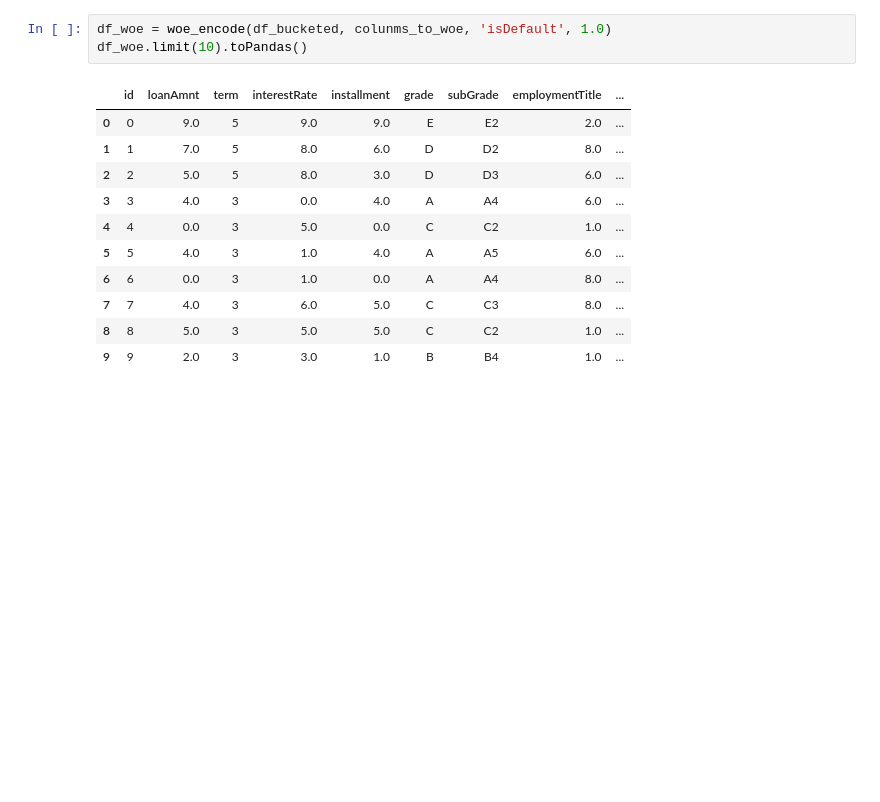
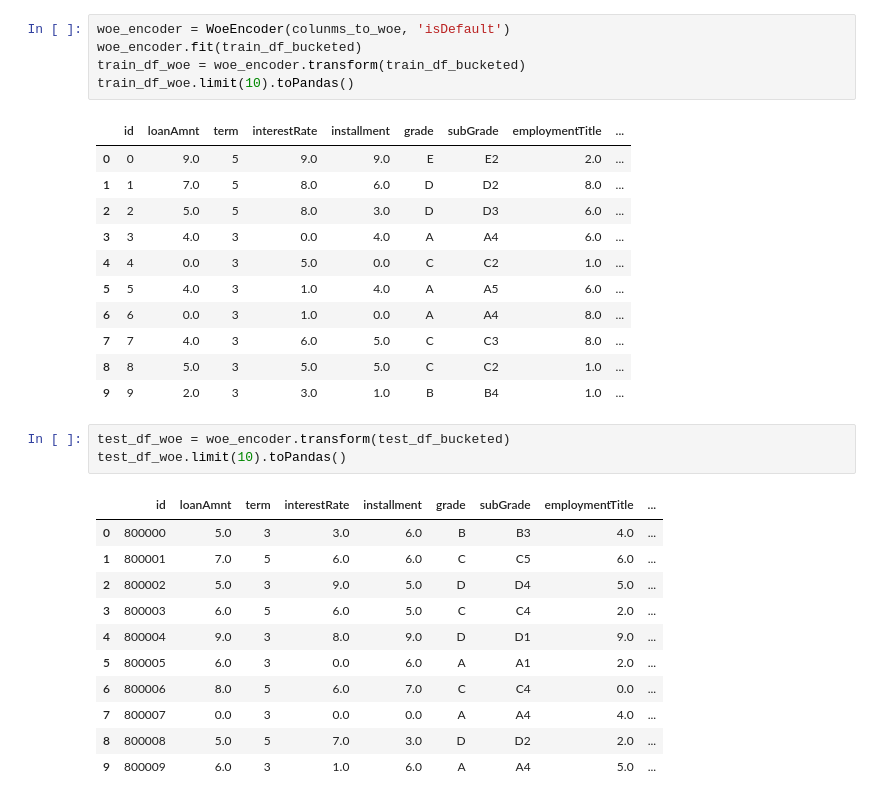
Before and after one commit to meta-soul/MetaSpore, a Jupyter notebook: demo/dataset/tianchi_loan/woe.ipynb, the cells around one changed output. Drawn from its saved outputs; the diff is of its cells as text; blank space fills up the shorter version.

Commit message:
Update WoE encoder and related notebook (#146)
Update WoE encoder and related notebook

```diff
--- a/demo/dataset/tianchi_loan/woe.ipynb
+++ b/demo/dataset/tianchi_loan/woe.ipynb
@@ -95,8 +140,10 @@ df_bucketed.limit(10).toPandas()
 # %% [markdown]
 #### WoE encoding
 # %%
-df_woe = woe_encode(df_bucketed, colunms_to_woe, 'isDefault', 1.0)
-df_woe.limit(10).toPandas()
+woe_encoder = WoeEncoder(colunms_to_woe, 'isDefault')
+woe_encoder.fit(train_df_bucketed)
+train_df_woe = woe_encoder.transform(train_df_bucketed)
+train_df_woe.limit(10).toPandas()
 # %% [output]
 |  | id | loanAmnt | term | interestRate | installment | grade | subGrade | employmentTitle | ... |
 | 0 | 0 | 9.0 | 5 | 9.0 | 9.0 | E | E2 | 2.0 | ... |
@@ -109,3 +156,18 @@ df_woe.limit(10).toPandas()
 | 7 | 7 | 4.0 | 3 | 6.0 | 5.0 | C | C3 | 8.0 | ... |
 | 8 | 8 | 5.0 | 3 | 5.0 | 5.0 | C | C2 | 1.0 | ... |
 | 9 | 9 | 2.0 | 3 | 3.0 | 1.0 | B | B4 | 1.0 | ... |
+# %%
+test_df_woe = woe_encoder.transform(test_df_bucketed)
+test_df_woe.limit(10).toPandas()
+# %% [output]
+|  | id | loanAmnt | term | interestRate | installment | grade | subGrade | employmentTitle | ... |
+| 0 | 800000 | 5.0 | 3 | 3.0 | 6.0 | B | B3 | 4.0 | ... |
+| 1 | 800001 | 7.0 | 5 | 6.0 | 6.0 | C | C5 | 6.0 | ... |
+| 2 | 800002 | 5.0 | 3 | 9.0 | 5.0 | D | D4 | 5.0 | ... |
+| 3 | 800003 | 6.0 | 5 | 6.0 | 5.0 | C | C4 | 2.0 | ... |
+| 4 | 800004 | 9.0 | 3 | 8.0 | 9.0 | D | D1 | 9.0 | ... |
+| 5 | 800005 | 6.0 | 3 | 0.0 | 6.0 | A | A1 | 2.0 | ... |
+| 6 | 800006 | 8.0 | 5 | 6.0 | 7.0 | C | C4 | 0.0 | ... |
+| 7 | 800007 | 0.0 | 3 | 0.0 | 0.0 | A | A4 | 4.0 | ... |
+| 8 | 800008 | 5.0 | 5 | 7.0 | 3.0 | D | D2 | 2.0 | ... |
+| 9 | 800009 | 6.0 | 3 | 1.0 | 6.0 | A | A4 | 5.0 | ... |
```
Also changed, not shown: parts of 7 cells of this notebook, 3 other files.
